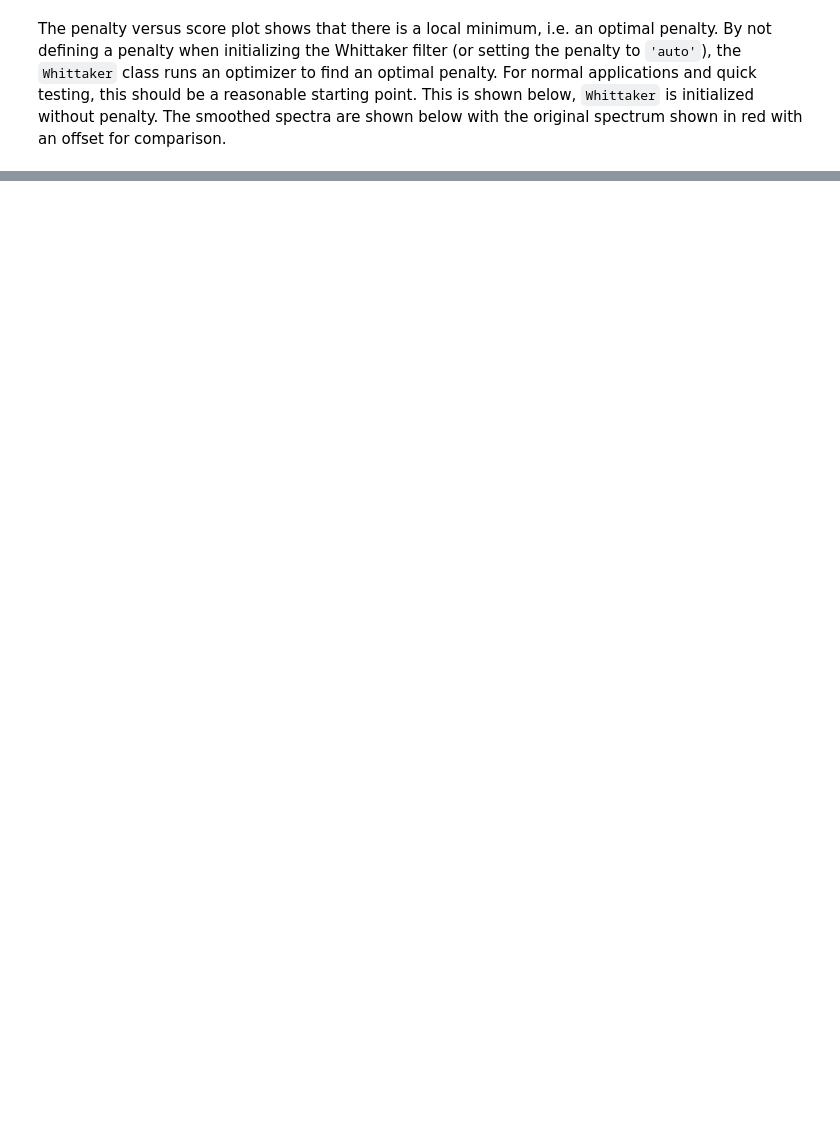
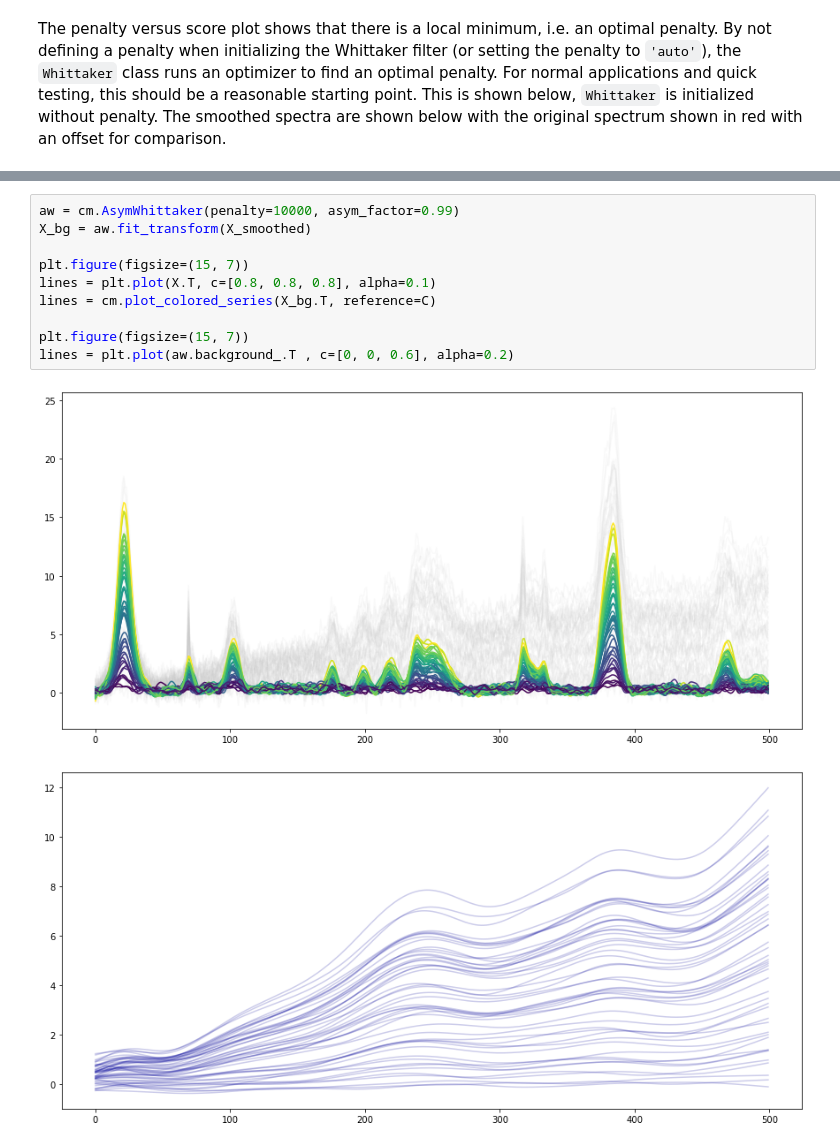
Before and after one commit to maruedt/chemometrics, a Jupyter notebook: examples/whittaker.ipynb, the cells around one changed output, grey strips where cells are left out. Saved outputs shown, nothing was run; the diff lists cells and outputs as text; blank space fills up the shorter version.

Commit message:
Description added to AsymWhittaker example

```diff
--- a/examples/whittaker.ipynb
+++ b/examples/whittaker.ipynb
@@ -77,0 +85,13 @@ whittaker.penalty_
+# %%
+aw = cm.AsymWhittaker(penalty=10000, asym_factor=0.99)
+X_bg = aw.fit_transform(X_smoothed)
+
+plt.figure(figsize=(15, 7))
+lines = plt.plot(X.T, c=[0.8, 0.8, 0.8], alpha=0.1)
+lines = cm.plot_colored_series(X_bg.T, reference=C)
+
+plt.figure(figsize=(15, 7))
+lines = plt.plot(aw.background_.T , c=[0, 0, 0.6], alpha=0.2)
+# %% [output]
+[figure, added]
+[figure, added]
```
Also changed, not shown: parts of 6 cells of this notebook.
